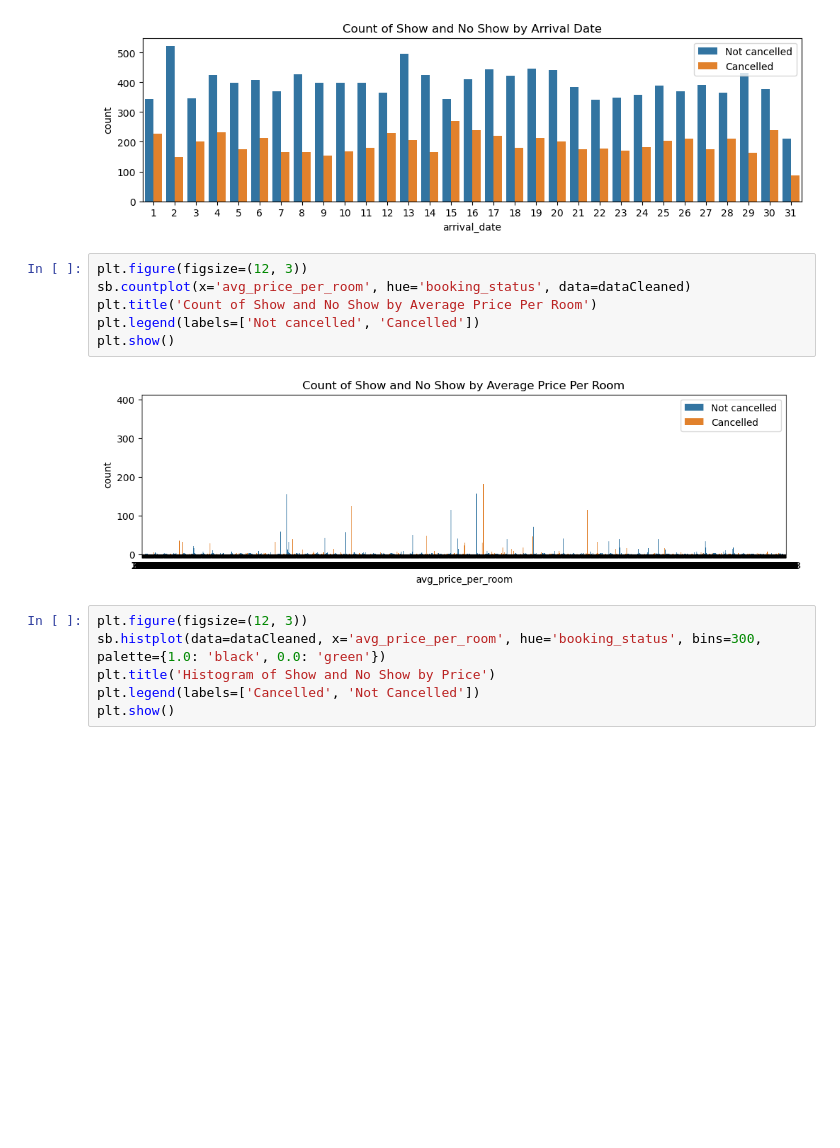
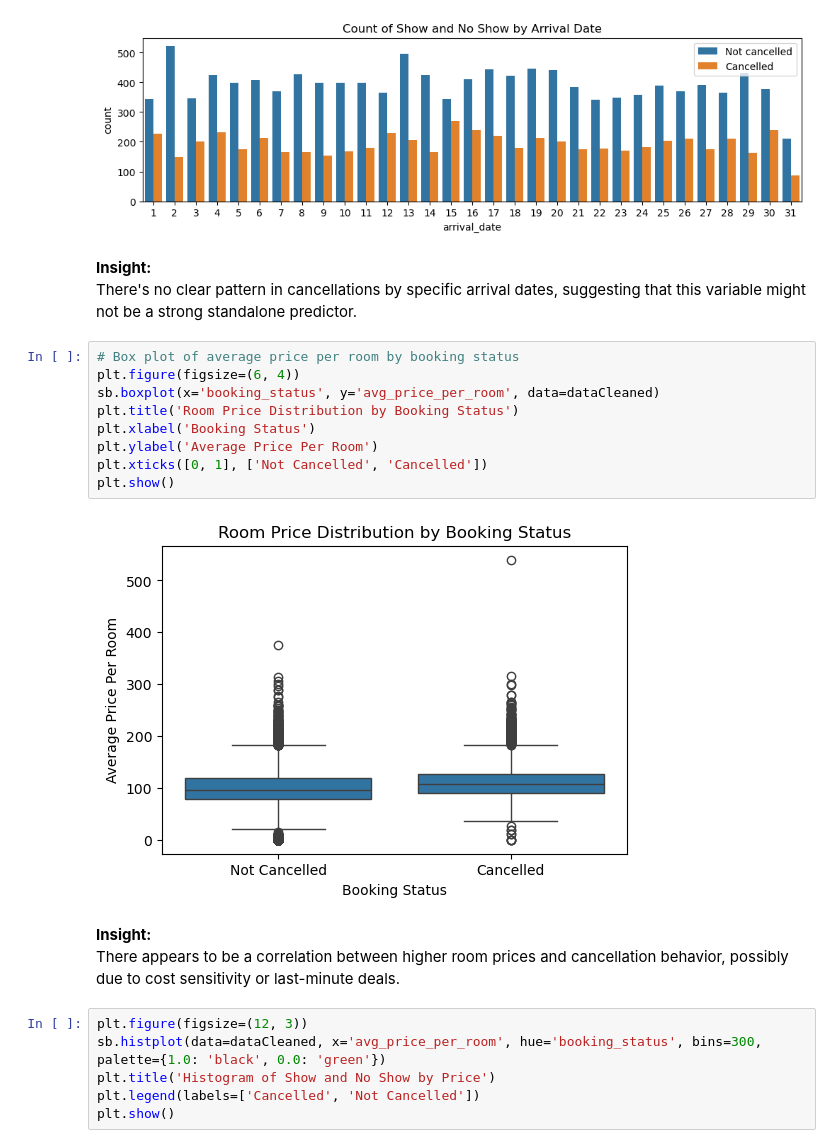
Before and after one commit to Navitraa/Hotel-Reservation-Cancellation-Prediction, a Jupyter notebook: main.ipynb, the cells around one changed output. Saved outputs shown, nothing was run; the diff lists cells and outputs as text; blank space fills up the shorter version.

```diff
--- a/main.ipynb
+++ b/main.ipynb
@@ -128,14 +140,23 @@ plt.legend(labels=['Not cancelled', 'Cancelled'])
 plt.show()
 # %% [output]
 [figure]
+# %% [markdown]
+**Insight:**
+There's no clear pattern in cancellations by specific arrival dates, suggesting that this variable might not be a strong standalone predictor.
 # %%
-plt.figure(figsize=(12, 3))
-sb.countplot(x='avg_price_per_room', hue='booking_status', data=dataCleaned)
-plt.title('Count of Show and No Show by Average Price Per Room')
-plt.legend(labels=['Not cancelled', 'Cancelled'])
+# Box plot of average price per room by booking status
+plt.figure(figsize=(6, 4))
+sb.boxplot(x='booking_status', y='avg_price_per_room', data=dataCleaned)
+plt.title('Room Price Distribution by Booking Status')
+plt.xlabel('Booking Status')
+plt.ylabel('Average Price Per Room')
+plt.xticks([0, 1], ['Not Cancelled', 'Cancelled'])
 plt.show()
 # %% [output]
-[figure, old version]
+[figure, new version]
+# %% [markdown]
+**Insight:**
+There appears to be a correlation between higher room prices and cancellation behavior, possibly due to cost sensitivity or last-minute deals.
 # %%
 plt.figure(figsize=(12, 3))
 sb.histplot(data=dataCleaned, x='avg_price_per_room', hue='booking_status', bins=300, palette={1.0: 'black', 0.0: 'green'})
```
Also changed, not shown: parts of 25 cells of this notebook, 3 other files.
